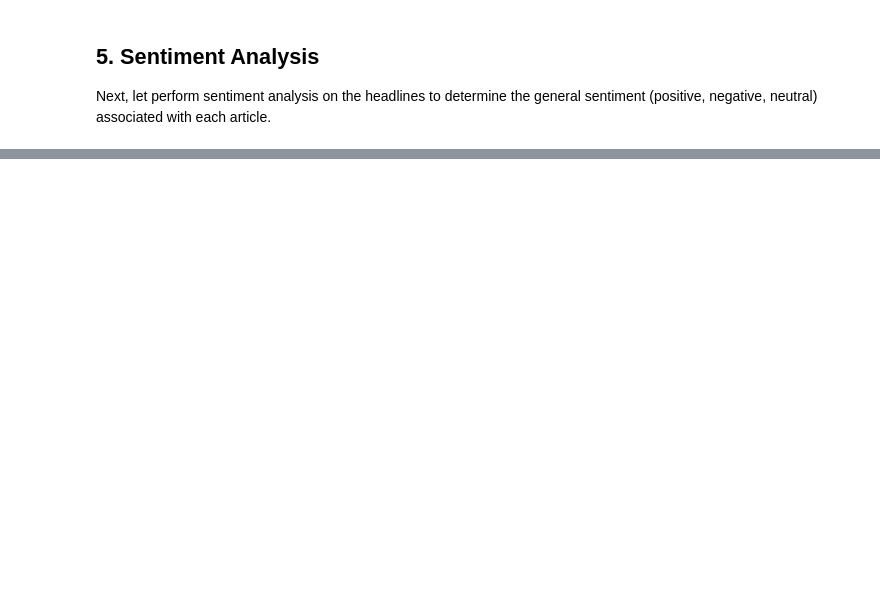
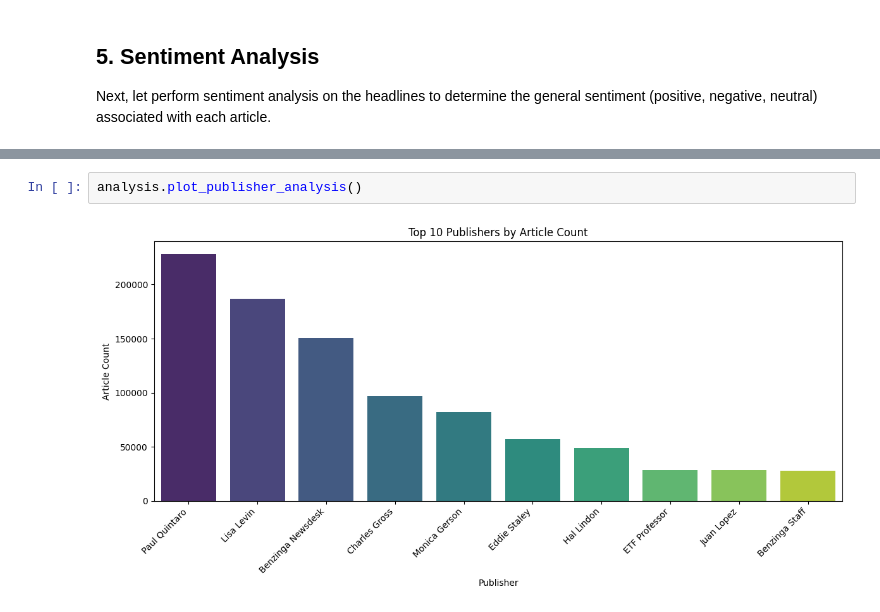
Before and after one commit to shewanek/week_1, a Jupyter notebook: notebooks/EDA.ipynb, the cells around one changed output, grey strips where cells are left out. Cells and saved outputs as stored; diff of their text form; blank space fills up the shorter version.

```diff
--- a/notebooks/EDA.ipynb
+++ b/notebooks/EDA.ipynb
@@ -166,0 +212,4 @@ analysis.plot_sentiment_distribution()
+# %%
+analysis.plot_publisher_analysis()
+# %% [output]
+[figure, added]
```
Also changed, not shown: parts of 7 cells of this notebook, 1 other file.
